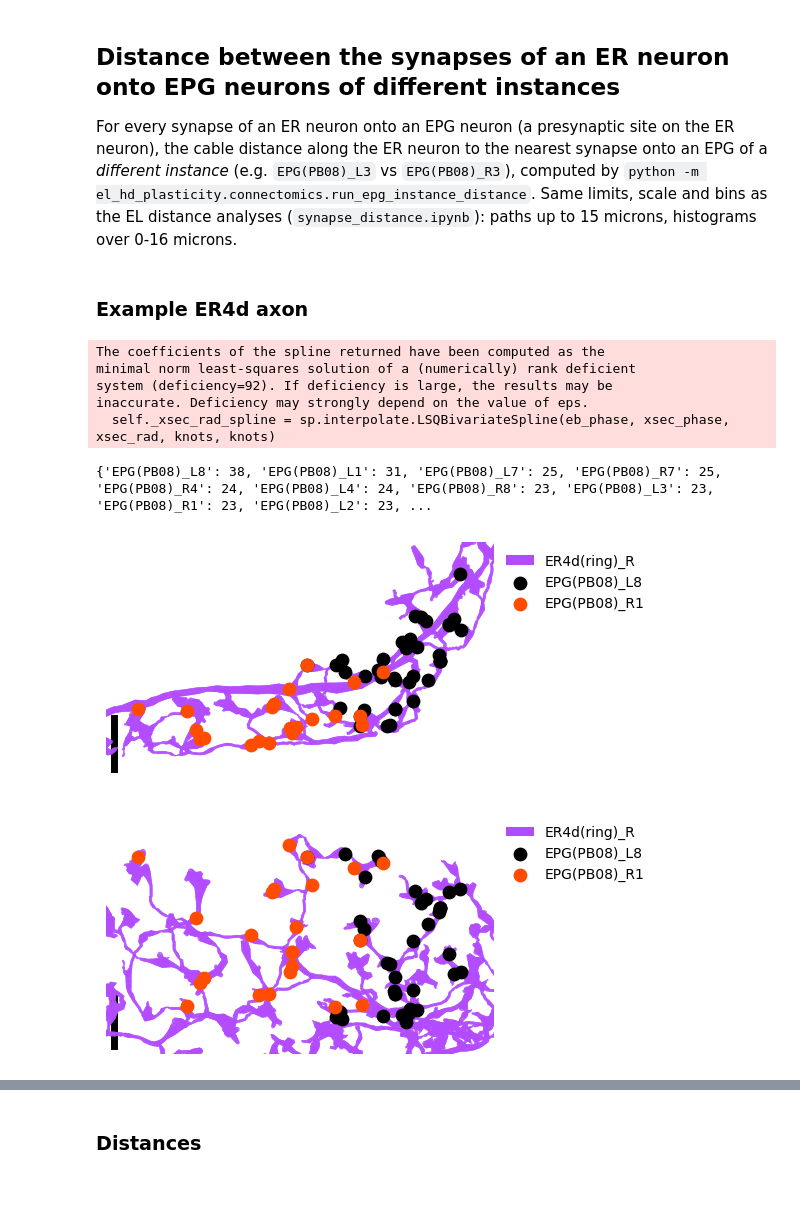
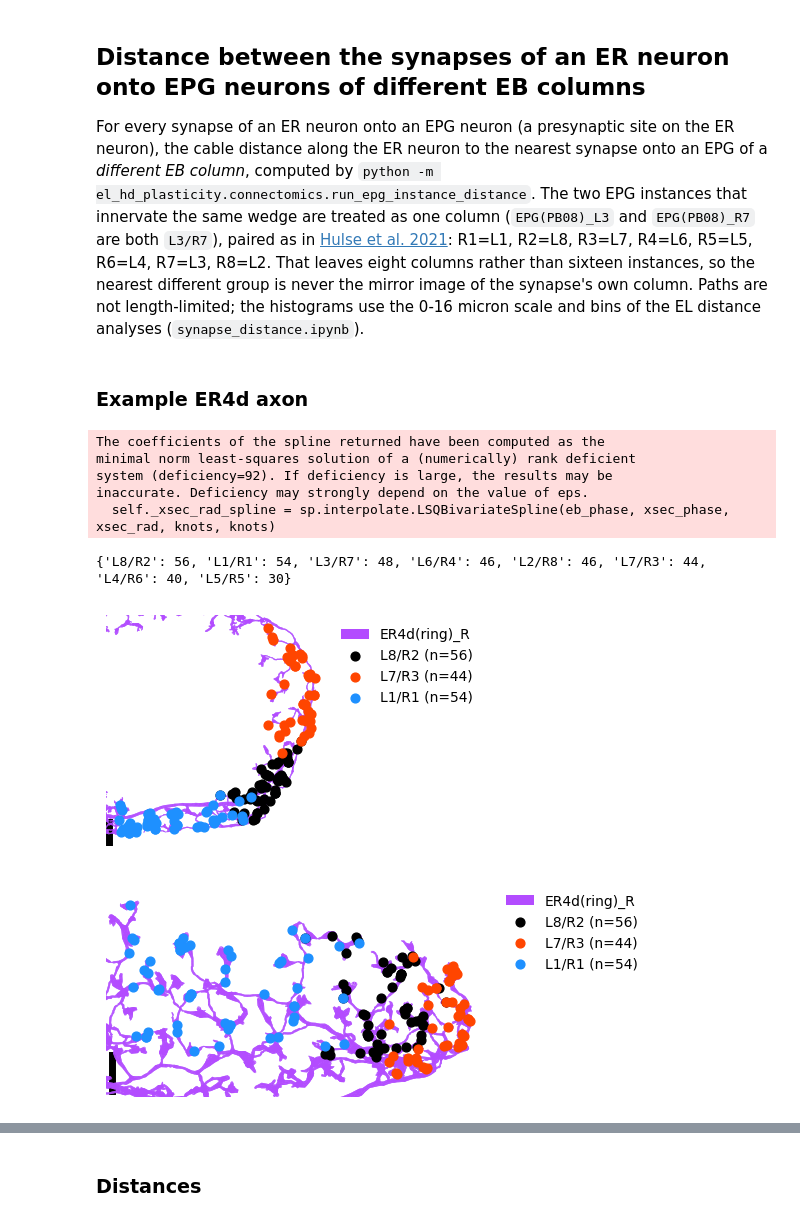
Before and after one commit to yfisher-lab/plitt_turnerevans_oa_instructs_hd_plasticity, a Jupyter notebook: figures/connectomics/epg_instance_synapse_distance.ipynb, the cells around one changed output, grey strips where cells are left out. Drawn from its saved outputs; the diff is of its cells as text; code cells hidden in the pictures; blank space fills up the shorter version.

Commit message:
continue connectomics postsynapse analysis

```diff
--- a/figures/connectomics/epg_instance_synapse_distance.ipynb
+++ b/figures/connectomics/epg_instance_synapse_distance.ipynb
@@ -20,12 +20,15 @@ figfolder.mkdir(parents=True, exist_ok=True)
 syndist_folder = figfolder / 'syn_distances'      # written by el_hd_plasticity.connectomics.run_epg_instance_distance
 client = cn.npt_client()
 # %% [markdown]
-## Distance between the synapses of an ER neuron onto EPG neurons of different instances
+## Distance between the synapses of an ER neuron onto EPG neurons of different EB columns
 
 For every synapse of an ER neuron onto an EPG neuron (a presynaptic site on the ER neuron), the cable distance along the ER neuron to the
-nearest synapse onto an EPG of a *different instance* (e.g. `EPG(PB08)_L3` vs `EPG(PB08)_R3`), computed by
-`python -m el_hd_plasticity.connectomics.run_epg_instance_distance`. Same limits, scale and bins as the EL distance analyses
-(`synapse_distance.ipynb`): paths up to 15 microns, histograms over 0-16 microns.
+nearest synapse onto an EPG of a *different EB column*, computed by `python -m el_hd_plasticity.connectomics.run_epg_instance_distance`.
+The two EPG instances that innervate the same wedge are treated as one column (`EPG(PB08)_L3` and `EPG(PB08)_R7` are both `L3/R7`),
+paired as in [Hulse et al. 2021](https://elifesciences.org/articles/66039/figures#content): R1=L1, R2=L8, R3=L7, R4=L6, R5=L5, R6=L4,
+R7=L3, R8=L2. That leaves eight columns rather than sixteen instances, so the nearest different group is never the mirror image of the
+synapse's own column. Paths are not length-limited; the histograms use the 0-16 micron scale and bins of the EL distance analyses
+(`synapse_distance.ipynb`).
 # %% [markdown]
 ### Example ER4d axon
 # %%
@@ -36,22 +39,17 @@ ers, _ = neu.queries.fetch_neurons(neu.NeuronCriteria(type='ER4d'))
 example_er4d = ers['bodyId'].iloc[3]
 er4d_skeleton = ebcoords.fetch_skeleton(example_er4d)
 
-# er3ps, _ = neu.queries.fetch_neurons(neu.NeuronCriteria(type='ER3p.*'))
-# example_er3p = er3ps['bodyID'].iloc[0]
-
 syns, _ = get_er_epg_synapses('ER4d')
 syns = cn.add_eb_coords(syns.loc[syns['bodyId_pre'] == example_er4d].copy(), ebcoords, type='pre')
 
-# syns_er3p, _ = get_er_epg_synapses('ER3p.*')
+# the most-synapsed column and the two columns whose synapses lie closest to it
+columns = sd.adjacent_instances(syns)
 
-# the two instances with most synapses onto the example neuron
-instances = syns['type'].value_counts().index[:2]
-
-print(syns['type'].value_counts().head(16).to_dict())
+print(syns['type'].value_counts().to_dict())
 # %% [output]
 The coefficients of the spline returned have been computed as the
 minimal norm least-squares solution of a (numerically) rank deficient
 system (deficiency=92). If deficiency is large, the results may be
 inaccurate. Deficiency may strongly depend on the value of eps.
   self._xsec_rad_spline = sp.interpolate.LSQBivariateSpline(eb_phase, xsec_phase, xsec_rad, knots, knots)
-{'EPG(PB08)_L8': 38, 'EPG(PB08)_L1': 31, 'EPG(PB08)_L7': 25, 'EPG(PB08)_R7': 25, 'EPG(PB08)_R4': 24, 'EPG(PB08)_L4': 24, 'EPG(PB08)_R8': 23, 'EPG(PB08)_L3': 23, 'EPG(PB08)_R1': 23, 'EPG(PB08)_L2': 23, ...
+{'L8/R2': 56, 'L1/R1': 54, 'L3/R7': 48, 'L6/R4': 46, 'L2/R8': 46, 'L7/R3': 44, 'L4/R6': 40, 'L5/R5': 30}
@@ -60,22 +56,10 @@ _instances = [instances[0], 'EPG(PB08)_R1']
 # %%
-colors = ('black', plt.cm.autumn(.3))
-selected = syns[syns['type'].isin(_instances)]
-margin = 400                                     # voxels around the synapses shown
-
 for plane in ('xy', 'xz'):
-    axes = tuple(plane)
-    fig, ax = plotting.plot_neurons_2d([er4d_skeleton], colors=plt.cm.cool(.7), view=axes, linewidth=1.)
-    for instance, color in zip(_instances, colors, strict=True):
-        syn = selected[selected['type'] == instance]
-        ax.scatter(syn[f'{axes[0]}_eb'], syn[f'{axes[1]}_eb'], s=80, color=color, zorder=100, label=instance)
-    ax.set_xlim(selected[f'{axes[0]}_eb'].min() - margin, selected[f'{axes[0]}_eb'].max() + margin)
-    ax.set_ylim(selected[f'{axes[1]}_eb'].min() - margin, selected[f'{axes[1]}_eb'].max() + margin)
-    ax.plot([ax.get_xlim()[0] + 100] * 2, [ax.get_ylim()[0] + 100, ax.get_ylim()[0] + 100 + 1000 / 8 * 5], linewidth=5, color='black')   # 5 micron bar
-    ax.legend(loc='upper left', bbox_to_anchor=(1.0, 1.0), frameon=False)
-    fig.savefig(figfolder / f'er4d_epg_instance_synapses_{plane}.png', dpi=500, transparent=True, bbox_inches='tight')
+    fig, ax = plotting.plot_instance_example(er4d_skeleton, syns, columns, view=tuple(plane))
+    fig.savefig(figfolder / f'er4d_epg_column_synapses_{plane}.png', dpi=500, transparent=True, bbox_inches='tight')
 # %% [output]
-[figure, old version]
+[figure, new version]
-[figure, old version]
+[figure, new version]
 # %% [markdown]
 ### Example axons of the other ER types
 
```
Also changed, not shown: parts of 6 cells of this notebook, 10 other files.
